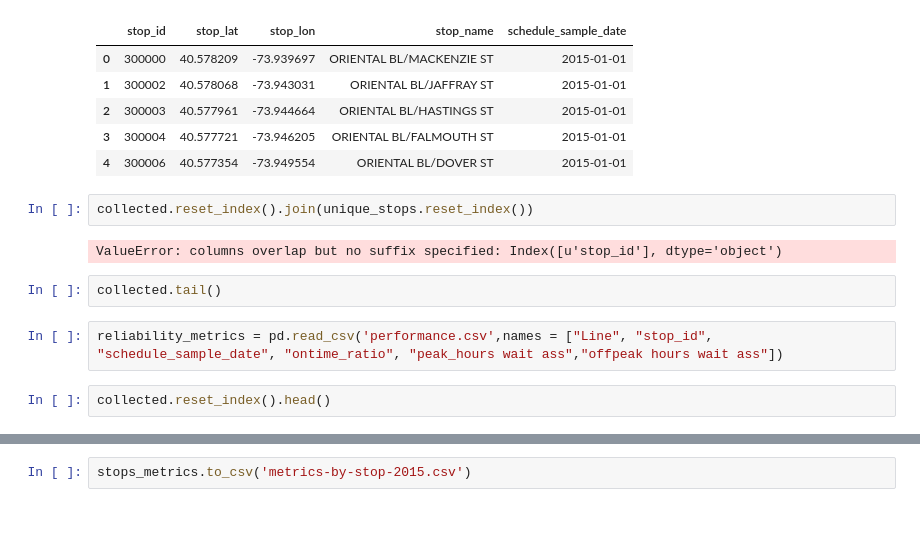
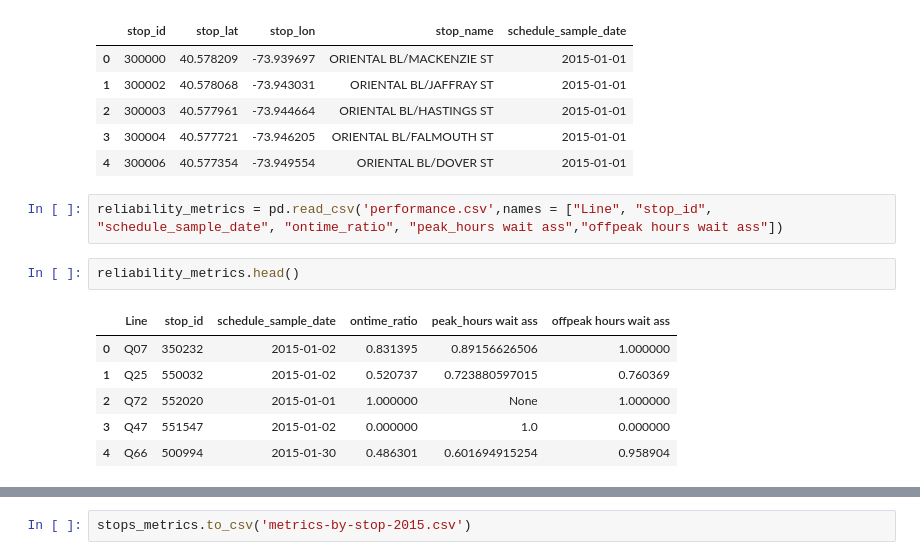
Before and after one commit to sarangof/Bus-Capstone, a Jupyter notebook: condensed_metrics_visualization.ipynb, the cells around one changed output, grey strips where cells are left out. Cells and saved outputs as stored; diff of their text form; blank space fills up the shorter version.

```diff
--- a/condensed_metrics_visualization.ipynb
+++ b/condensed_metrics_visualization.ipynb
@@ -63,14 +41,15 @@ collected.reset_index().head()
 | 2 | 300003 | 40.577961 | -73.944664 | ORIENTAL BL/HASTINGS ST | 2015-01-01 |
 | 3 | 300004 | 40.577721 | -73.946205 | ORIENTAL BL/FALMOUTH ST | 2015-01-01 |
 | 4 | 300006 | 40.577354 | -73.949554 | ORIENTAL BL/DOVER ST | 2015-01-01 |
-# %%
-collected.reset_index().join(unique_stops.reset_index())
-# %% [output]
-ValueError: columns overlap but no suffix specified: Index([u'stop_id'], dtype='object')
-# %%
-collected.tail()
 # %%
 reliability_metrics = pd.read_csv('performance.csv',names = ["Line", "stop_id", "schedule_sample_date", "ontime_ratio", "peak_hours wait ass","offpeak hours wait ass"])
-# %%
-collected.reset_index().head()
+# %%
+reliability_metrics.head()
+# %% [output]
+|  | Line | stop_id | schedule_sample_date | ontime_ratio | peak_hours wait ass | offpeak hours wait ass |
+| 0 | Q07 | 350232 | 2015-01-02 | 0.831395 | 0.89156626506 | 1.000000 |
+| 1 | Q25 | 550032 | 2015-01-02 | 0.520737 | 0.723880597015 | 0.760369 |
+| 2 | Q72 | 552020 | 2015-01-01 | 1.000000 | None | 1.000000 |
+| 3 | Q47 | 551547 | 2015-01-02 | 0.000000 | 1.0 | 0.000000 |
+| 4 | Q66 | 500994 | 2015-01-30 | 0.486301 | 0.601694915254 | 0.958904 |
 # %%
```
Also changed, not shown: parts of 11 cells of this notebook.
